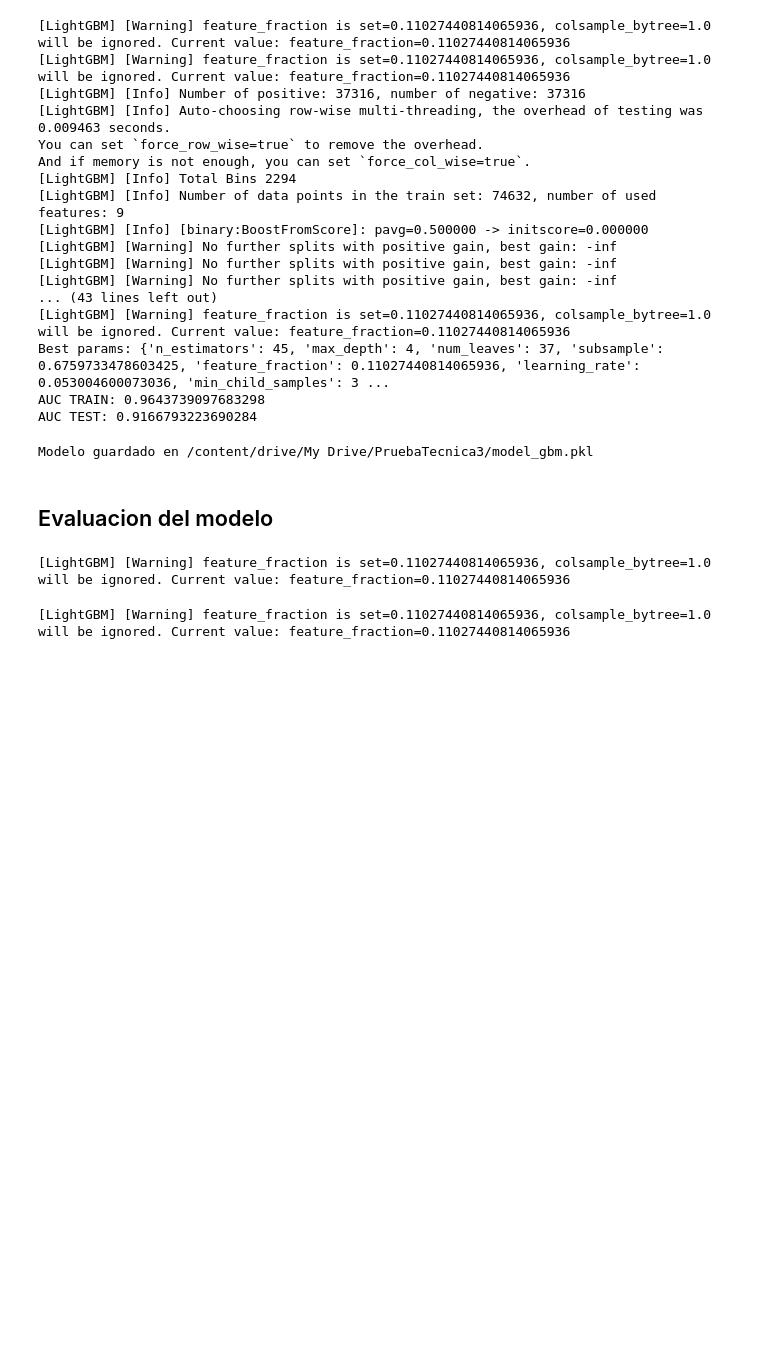
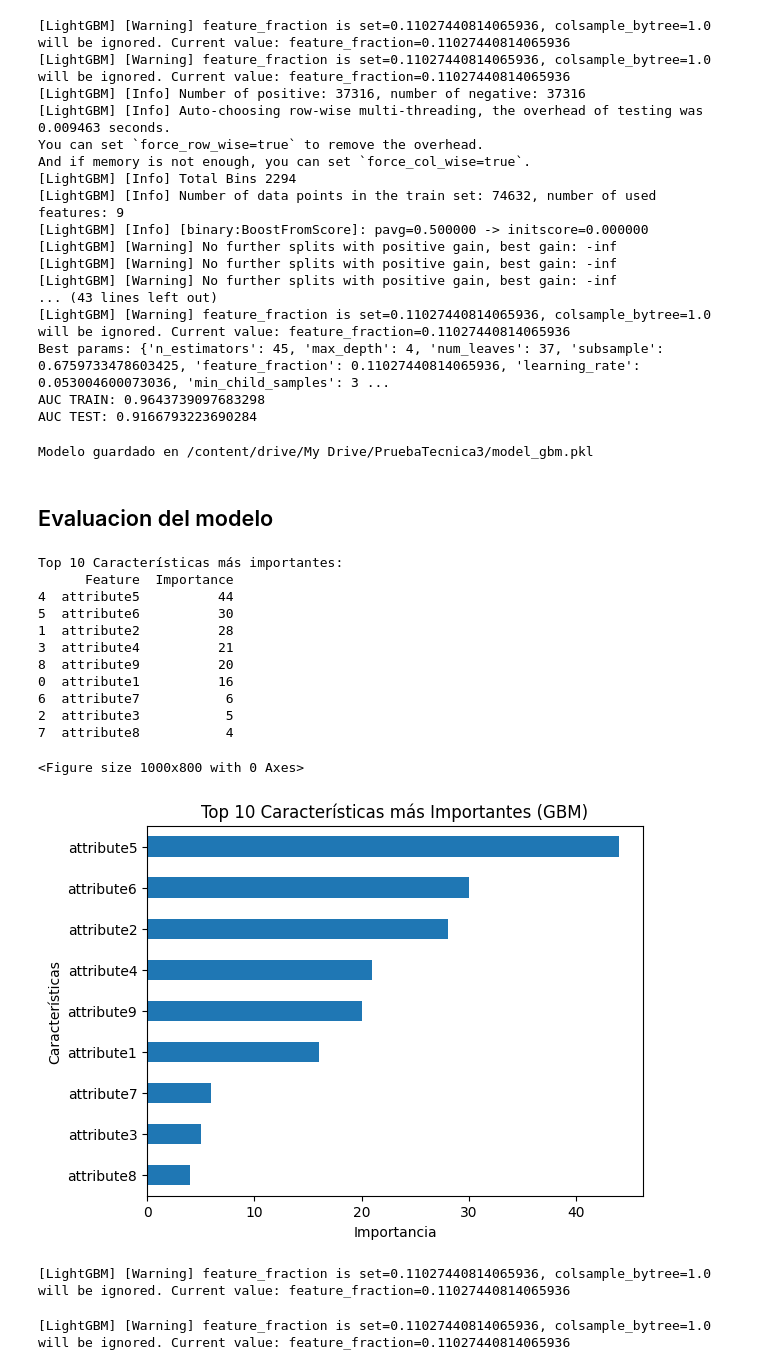
Before and after one commit to acarolr9/TechnicalCase, a Jupyter notebook: PruebaTecnicaCarolinaLopezP3.ipynb, the cells around one changed output. Cells and saved outputs as stored; diff of their text form; code cells hidden in the pictures; blank space fills up the shorter version.

```diff
--- a/PruebaTecnicaCarolinaLopezP3.ipynb
+++ b/PruebaTecnicaCarolinaLopezP3.ipynb
@@ -943,6 +880,46 @@ x_train = df_train.drop(columns=keys + [target], axis = 1)
 
 x_test = df_test.drop(columns=keys + [target], axis = 1)
 y_test = df_test[target]
+# %%
+# Obtener la importancia de las características
+if hasattr(model, "feature_importances_"):
+    feature_importance = model.feature_importances_
+    features = x_train.columns  # Asegúrate de que x_train contiene los nombres de las columnas originales
+
+    # Crear un DataFrame con las importancias
+    feature_importance_df = pd.DataFrame({
+        'Feature': features,
+        'Importance': feature_importance
+    }).sort_values(by='Importance', ascending=False)
+
+    # Imprimir las 10 características más importantes
+    print("Top 10 Características más importantes:")
+    print(feature_importance_df.head(10))
+
+    # Gráfico de barras horizontal
+    plt.figure(figsize=(10, 8))
+    feature_importance_df.head(10).plot.barh(x='Feature', y='Importance', legend=False)
+    plt.title("Top 10 Características más Importantes (GBM)")
+    plt.xlabel("Importancia")
+    plt.ylabel("Características")
+    plt.gca().invert_yaxis()  # Invertir el orden para que la más importante esté arriba
+    plt.show()
+else:
+    print("El modelo cargado no tiene el atributo 'feature_importances_'. Verifica que sea un modelo basado en árboles.")
+# %% [output]
+Top 10 Características más importantes:
+      Feature  Importance
+4  attribute5          44
+5  attribute6          30
+1  attribute2          28
+3  attribute4          21
+8  attribute9          20
+0  attribute1          16
+6  attribute7           6
+2  attribute3           5
+7  attribute8           4
+<Figure size 1000x800 with 0 Axes>
+[figure, added]
 # %%
 predict_train = model.predict_proba(x_train)
 roc_train = roc_auc_score(y_train, predict_train[:, 1])
```
Also changed, not shown: parts of 12 cells of this notebook.
